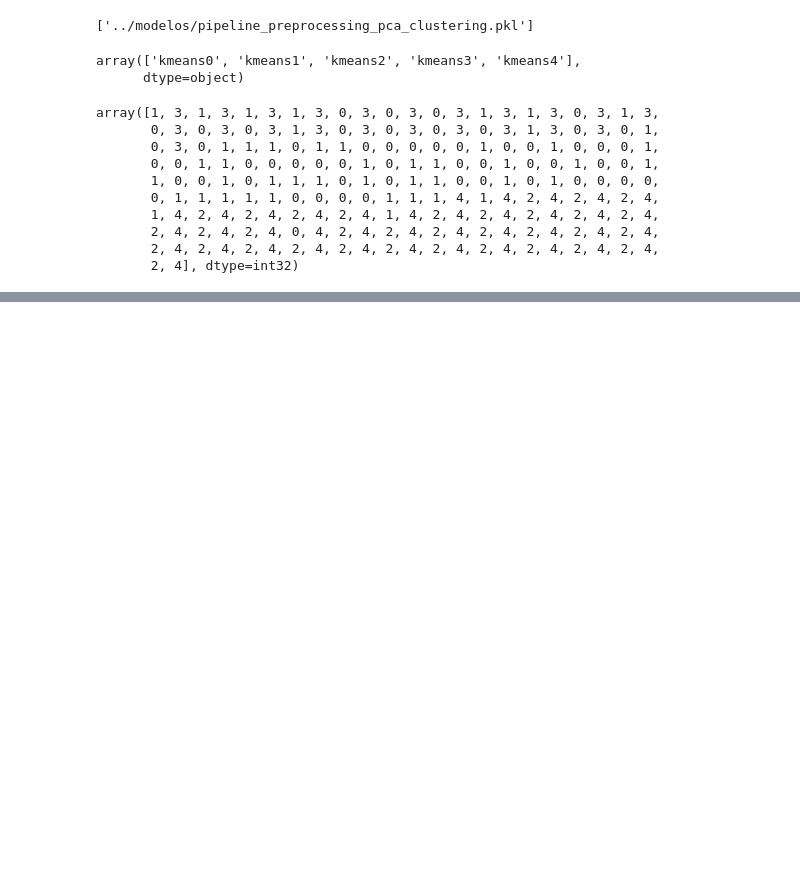
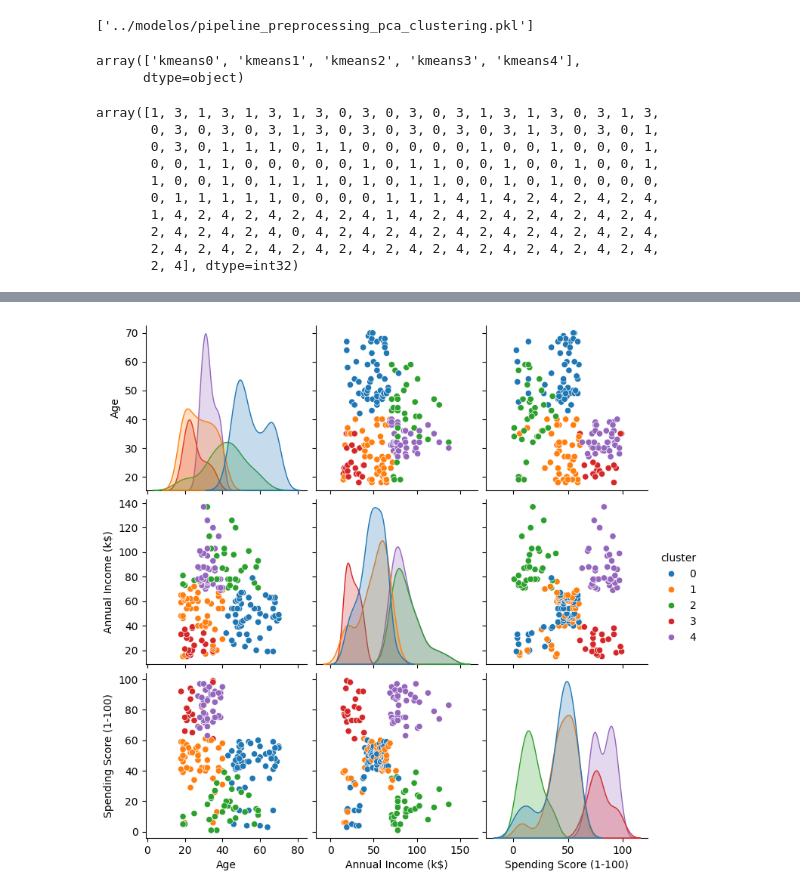
Before and after one commit to Felandim/PortfolioProjetos, a Jupyter notebook: 2 Segmentação de clientes/notebook/projeto_supermercado_05_pipeline_pca.ipynb, the cells around one changed output, grey strips where cells are left out. Cells and saved outputs as stored; diff of their text form; code cells hidden in the pictures; blank space fills up the shorter version.

Commit message:
Aula 22 - visualizações

```diff
--- a/2 Segmentação de clientes/notebook/projeto_supermercado_05_pipeline_pca.ipynb
+++ b/2 Segmentação de clientes/notebook/projeto_supermercado_05_pipeline_pca.ipynb
@@ -85,0 +93,6 @@ df_clustered.head()
+# %%
+import seaborn as sns
+
+sns.pairplot(df_clustered, diag_kind='kde',hue='cluster', palette='tab10');
+# %% [output]
+[figure, added]
```
Also changed, not shown: parts of 12 cells of this notebook.
